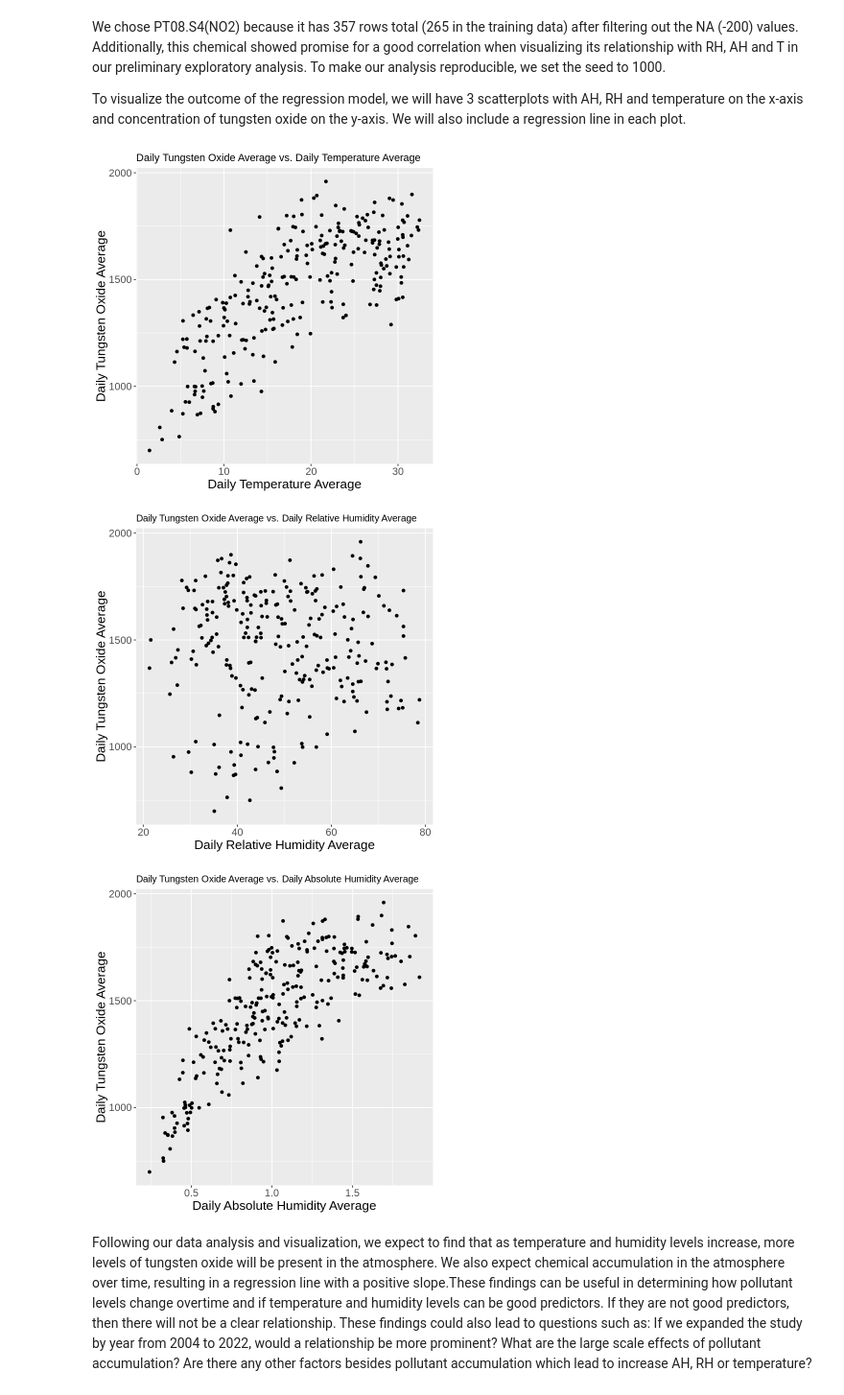
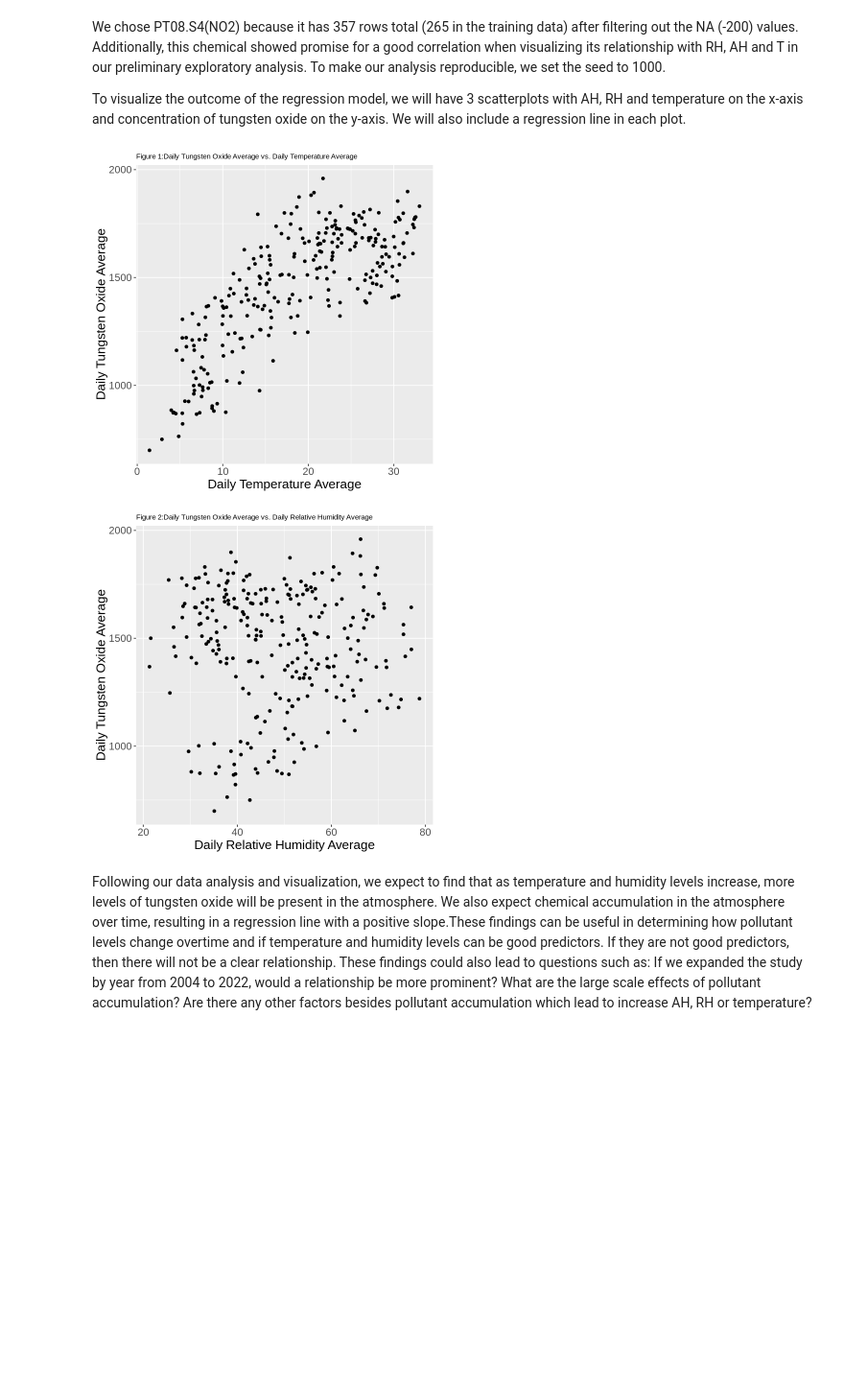
Before and after one commit to recompton/DSCI100_group_project, a Jupyter notebook: Final Project.ipynb, the cells around one changed output. Shown at 96% size. Saved outputs shown, nothing was run; the diff lists cells and outputs as text; code cells hidden in the pictures; blank space fills up the shorter version.

Commit message:
Added figure and table numbers for some of them

```diff
--- a/Final Project.ipynb
+++ b/Final Project.ipynb
@@ -172,33 +159,32 @@ To visualize the outcome of the regression model, we will have 3 scatterplots wi
 # %%
 options(repr.plot.width = 6, repr.plot.height = 6)
 
 ggplot(avg_air_quality_train, aes(x = daily_avg_T, y = daily_avg_TO)) +
   geom_point() +
-  labs(title = "Daily Tungsten Oxide Average vs. Daily Temperature Average",
+  labs(title = "Figure 1:Daily Tungsten Oxide Average vs. Daily Temperature Average",
        x = "Daily Temperature Average",
        y = "Daily Tungsten Oxide Average") +
 theme(text = element_text(size = 16)) +
-theme(plot.title = element_text(size = 13))
+theme(plot.title = element_text(size = 9))
 
 ggplot(avg_air_quality_train, aes(x = daily_avg_RH, y = daily_avg_TO)) +
   geom_point() +
-  labs(title = "Daily Tungsten Oxide Average vs. Daily Relative Humidity Average",
+  labs(title = "Figure 2:Daily Tungsten Oxide Average vs. Daily Relative Humidity Average",
        x = "Daily Relative Humidity Average",
        y = "Daily Tungsten Oxide Average") +
 theme(text = element_text(size = 16)) +
-theme(plot.title = element_text(size = 12))
+theme(plot.title = element_text(size = 9))
 
 ggplot(avg_air_quality_train, aes(x = daily_avg_AH, y = daily_avg_TO)) +
   geom_point() +
-  labs(title = "Daily Tungsten Oxide Average vs. Daily Absolute Humidity Average",
+  labs(title = "Figure 3:Daily Tungsten Oxide Average vs. Daily Absolute Humidity Average",
        x = "Daily Absolute Humidity Average",
        y = "Daily Tungsten Oxide Average") +
 theme(text = element_text(size = 16)) +
-theme(plot.title = element_text(size = 12))
+theme(plot.title = element_text(size = 9))
 # %% [output]
-[figure, old version]
+[figure, new version]
-[figure, old version]
+[figure, new version]
-[figure, removed]
 # %% [markdown]
 Following our data analysis and visualization, we expect to find that as temperature and humidity levels increase, more levels of tungsten oxide will be present in the atmosphere. We also expect chemical accumulation in the atmosphere over time, resulting in a regression line with a positive slope.These findings can be useful in determining how pollutant levels change overtime and if temperature and humidity levels can be good predictors. If they are not good predictors, then there will not be a clear relationship. These findings could also lead to questions such as: If we expanded the study by year from 2004 to 2022, would a relationship be more prominent? What are the large scale effects of pollutant accumulation? Are there any other factors besides pollutant accumulation which lead to increase AH, RH or temperature?
 # %%
```
Also changed, not shown: parts of 7 cells of this notebook.
